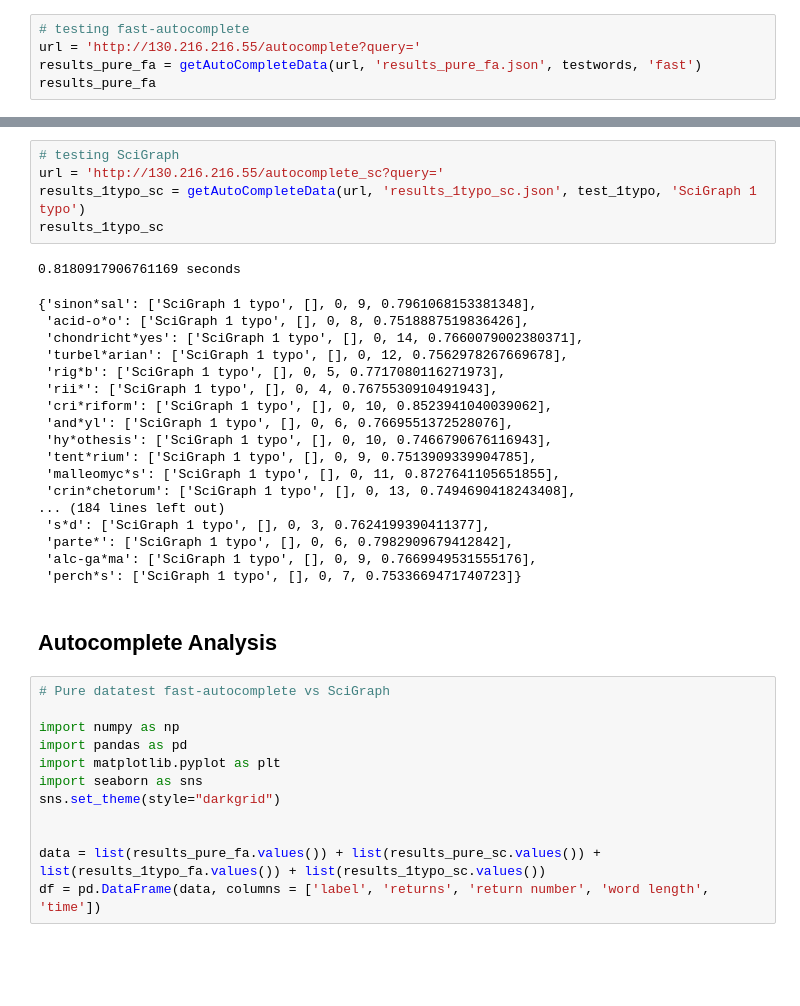
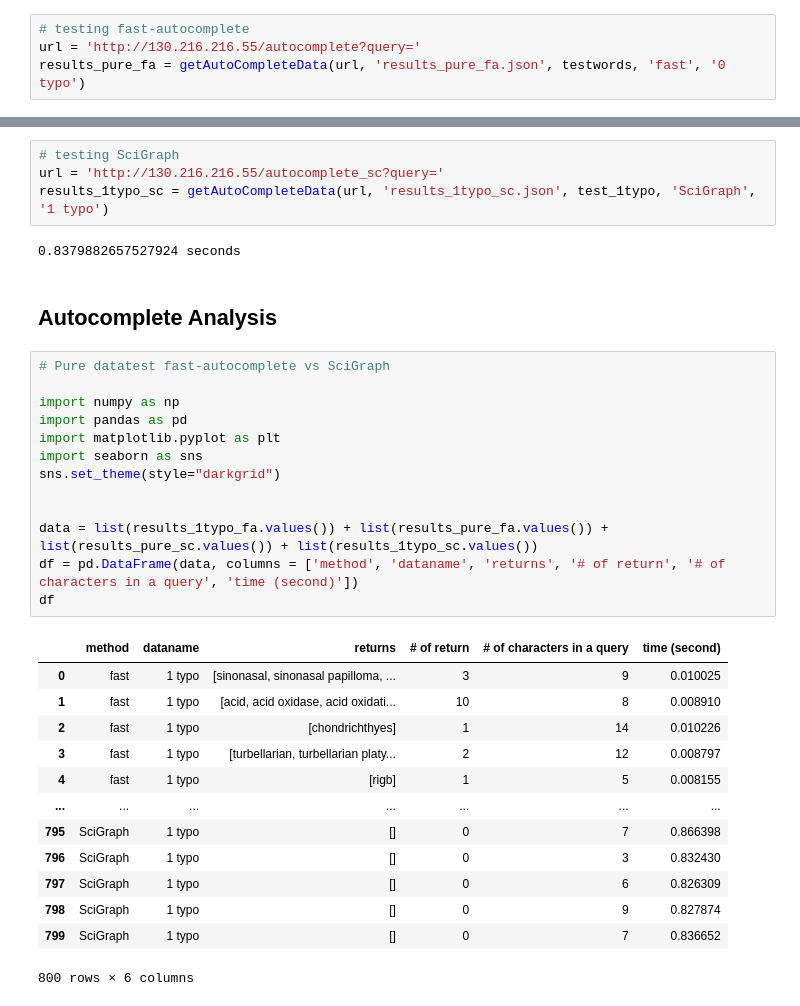
Before and after one commit to SPARC-FAIR-Codeathon/aqua, a Jupyter notebook: experiment/Experiment.ipynb, the cells around one changed output, grey strips where cells are left out. Drawn from its saved outputs; the diff is of its cells as text; blank space fills up the shorter version.

```diff
--- a/experiment/Experiment.ipynb
+++ b/experiment/Experiment.ipynb
@@ -81,6 +51,5 @@ def getAutoCompleteData(url, file, datatest, label):
 # %%
 # testing fast-autocomplete
 url = 'http://130.216.216.55/autocomplete?query='
-results_pure_fa = getAutoCompleteData(url, 'results_pure_fa.json', testwords, 'fast')
-results_pure_fa
+results_pure_fa = getAutoCompleteData(url, 'results_pure_fa.json', testwords, 'fast', '0 typo')
 # %% [output]
@@ -172,38 +69,35 @@ results_1typo_fa
 # %%
 # testing SciGraph
 url = 'http://130.216.216.55/autocomplete_sc?query='
-results_1typo_sc = getAutoCompleteData(url, 'results_1typo_sc.json', test_1typo, 'SciGraph 1 typo')
-results_1typo_sc
+results_1typo_sc = getAutoCompleteData(url, 'results_1typo_sc.json', test_1typo, 'SciGraph', '1 typo')
 # %% [output]
-0.8180917906761169 seconds
+0.8379882657527924 seconds
-{'sinon*sal': ['SciGraph 1 typo', [], 0, 9, 0.7961068153381348],
- 'acid-o*o': ['SciGraph 1 typo', [], 0, 8, 0.7518887519836426],
- 'chondricht*yes': ['SciGraph 1 typo', [], 0, 14, 0.7660079002380371],
- 'turbel*arian': ['SciGraph 1 typo', [], 0, 12, 0.7562978267669678],
- 'rig*b': ['SciGraph 1 typo', [], 0, 5, 0.7717080116271973],
- 'rii*': ['SciGraph 1 typo', [], 0, 4, 0.7675530910491943],
- 'cri*riform': ['SciGraph 1 typo', [], 0, 10, 0.8523941040039062],
- 'and*yl': ['SciGraph 1 typo', [], 0, 6, 0.7669551372528076],
- 'hy*othesis': ['SciGraph 1 typo', [], 0, 10, 0.7466790676116943],
- 'tent*rium': ['SciGraph 1 typo', [], 0, 9, 0.7513909339904785],
- 'malleomyc*s': ['SciGraph 1 typo', [], 0, 11, 0.8727641105651855],
- 'crin*chetorum': ['SciGraph 1 typo', [], 0, 13, 0.7494690418243408],
-... (184 lines left out)
- 's*d': ['SciGraph 1 typo', [], 0, 3, 0.7624199390411377],
- 'parte*': ['SciGraph 1 typo', [], 0, 6, 0.7982909679412842],
- 'alc-ga*ma': ['SciGraph 1 typo', [], 0, 9, 0.7669949531555176],
- 'perch*s': ['SciGraph 1 typo', [], 0, 7, 0.7533669471740723]}
 # %% [markdown]
 ## Autocomplete Analysis
 # %%
 # Pure datatest fast-autocomplete vs SciGraph
 
 import numpy as np
 import pandas as pd
 import matplotlib.pyplot as plt
 import seaborn as sns
 sns.set_theme(style="darkgrid")
 
 
-data = list(results_pure_fa.values()) + list(results_pure_sc.values()) + list(results_1typo_fa.values()) + list(results_1typo_sc.values())
-df = pd.DataFrame(data, columns = ['label', 'returns', 'return number', 'word length', 'time'])
+data = list(results_1typo_fa.values()) + list(results_pure_fa.values()) + list(results_pure_sc.values()) + list(results_1typo_sc.values())
+df = pd.DataFrame(data, columns = ['method', 'dataname', 'returns', '# of return', '# of characters in a query', 'time (second)'])
+df
+# %% [output]
+|  | method | dataname | returns | # of return | # of characters in a query | time (second) |
+| 0 | fast | 1 typo | [sinonasal, sinonasal papilloma, ... | 3 | 9 | 0.010025 |
+| 1 | fast | 1 typo | [acid, acid oxidase, acid oxidati... | 10 | 8 | 0.008910 |
+| 2 | fast | 1 typo | [chondrichthyes] | 1 | 14 | 0.010226 |
+| 3 | fast | 1 typo | [turbellarian, turbellarian platy... | 2 | 12 | 0.008797 |
+| 4 | fast | 1 typo | [rigb] | 1 | 5 | 0.008155 |
+| ... | ... | ... | ... | ... | ... | ... |
+| 795 | SciGraph | 1 typo | [] | 0 | 7 | 0.866398 |
+| 796 | SciGraph | 1 typo | [] | 0 | 3 | 0.832430 |
+| 797 | SciGraph | 1 typo | [] | 0 | 6 | 0.826309 |
+| 798 | SciGraph | 1 typo | [] | 0 | 9 | 0.827874 |
+| 799 | SciGraph | 1 typo | [] | 0 | 7 | 0.836652 |
+800 rows × 6 columns
```
Also changed, not shown: parts of 51 cells of this notebook, 14 other files.
